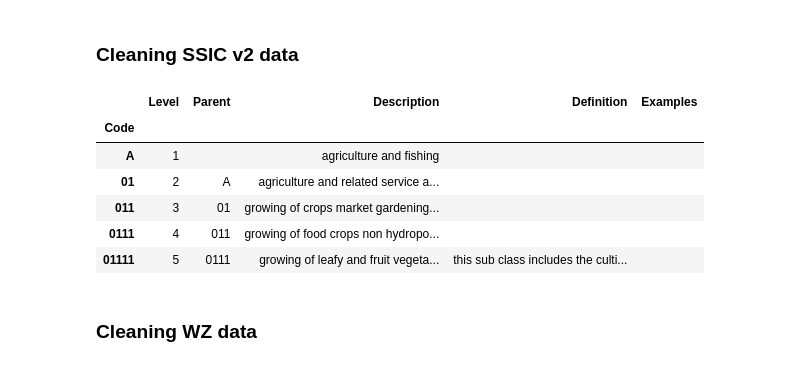
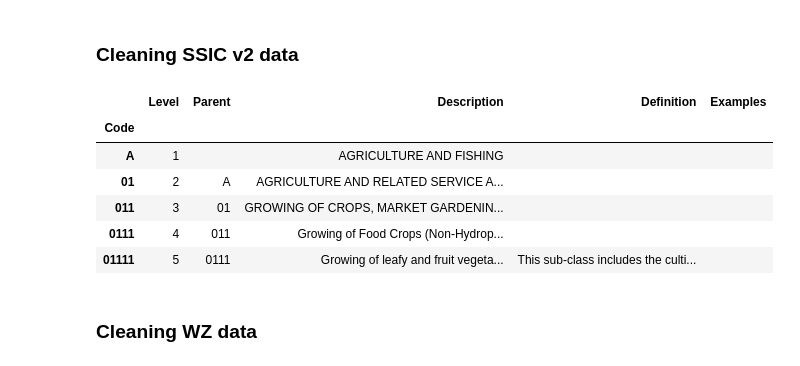
Before and after one commit to vegetablestabber/internship-one, a Jupyter notebook: Test.ipynb, the cells around one changed output. Drawn from its saved outputs; the diff is of its cells as text; code cells hidden in the pictures.

```diff
--- a/Test.ipynb
+++ b/Test.ipynb
@@ -209,39 +209,39 @@ SSIC_v2_df = pd.read_excel("data/SSIC 2020 v2.xlsx")
 
 # Drop columns
 SSIC_v2_df = SSIC_v2_df.drop(columns=["Cross References", "Groups Classified Under this Code"])
 
 # Replace '<Blank>' with empty strings
 SSIC_v2_df = SSIC_v2_df.replace(to_replace="<Blank>", value="")
 
 # Rename columns
 SSIC_v2_df = SSIC_v2_df.rename(columns={
     "SSIC 2020 Title": "Description",
     "SSIC 2020": "Code",
     "Detailed Definitions": "Definition",
     "Examples of Activities Classified Under this Code": "Examples"
 })
 
 # Set the 'Code' column as the index
 SSIC_v2_df = SSIC_v2_df.set_index("Code")
 
 # Add a 'Level' column
 insert_levels(SSIC_v2_df)
 
 # Add a 'Parent' column
 insert_parents(SSIC_v2_df)
 
 # Extra cleaning techniques
-default_clean(SSIC_v2_df)
+# default_clean(SSIC_v2_df)
 
 SSIC_v2_df.head()
 # %% [output]
 |  | Level | Parent | Description | Definition | Examples |
 | Code |  |  |  |  |  |
-| A | 1 |  | agriculture and fishing |  |  |
-| 01 | 2 | A | agriculture and related service a... |  |  |
-| 011 | 3 | 01 | growing of crops market gardening... |  |  |
-| 0111 | 4 | 011 | growing of food crops non hydropo... |  |  |
-| 01111 | 5 | 0111 | growing of leafy and fruit vegeta... | this sub class includes the culti... |  |
+| A | 1 |  | AGRICULTURE AND FISHING |  |  |
+| 01 | 2 | A | AGRICULTURE AND RELATED SERVICE A... |  |  |
+| 011 | 3 | 01 | GROWING OF CROPS, MARKET GARDENIN... |  |  |
+| 0111 | 4 | 011 | Growing of Food Crops (Non-Hydrop... |  |  |
+| 01111 | 5 | 0111 | Growing of leafy and fruit vegeta... | This sub-class includes the culti... |  |
 # %% [markdown]
 ### Cleaning WZ data
 # %%
```
Also changed, not shown: parts of 3 cells of this notebook, 7 other files.
